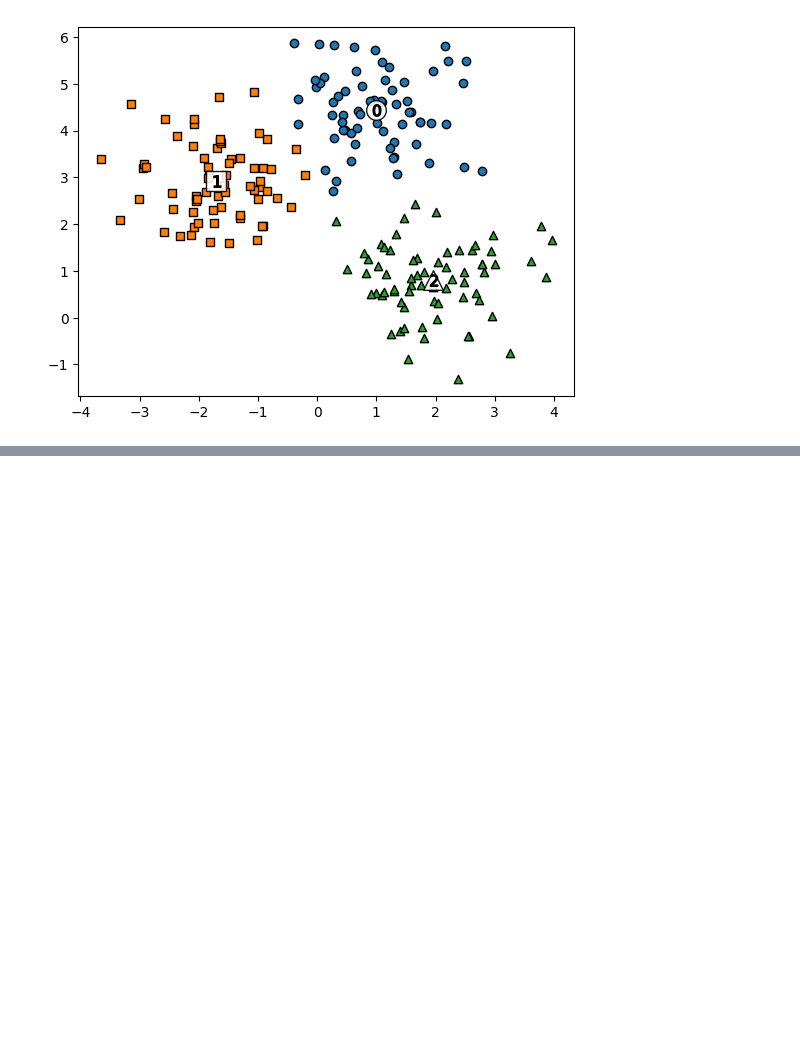
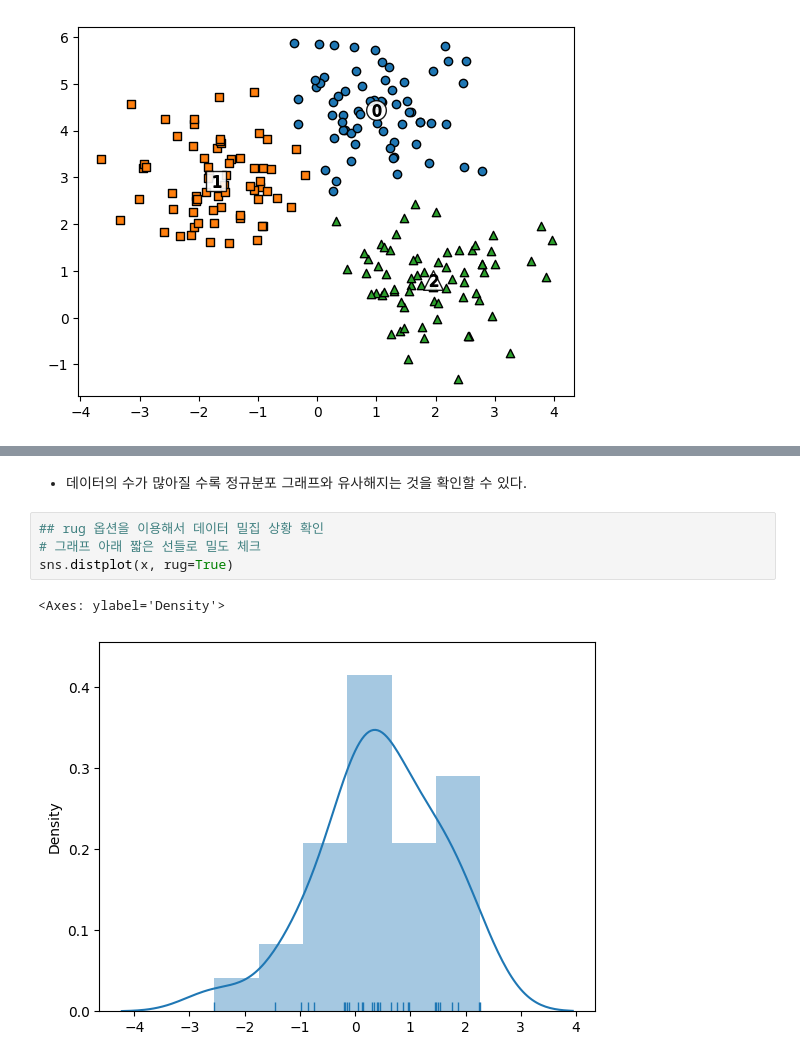
Before and after one commit to silverA-01/TIL, a Jupyter notebook: machine-learning/11_Clustering.ipynb, the cells around one changed output, grey strips where cells are left out. Cells and saved outputs as stored; diff of their text form; blank space fills up the shorter version.

```diff
--- a/machine-learning/11_Clustering.ipynb
+++ b/machine-learning/11_Clustering.ipynb
@@ -418,0 +515,9 @@ plt.show()
+# %% [markdown]
+- 데이터의 수가 많아질 수록 정규분포 그래프와 유사해지는 것을 확인할 수 있다.
+# %%
+## rug 옵션을 이용해서 데이터 밀집 상황 확인
+# 그래프 아래 짧은 선들로 밀도 체크
+sns.distplot(x, rug=True)
+# %% [output]
+<Axes: ylabel='Density'>
+[figure, added]
```
Also changed, not shown: parts of 96 cells of this notebook.
